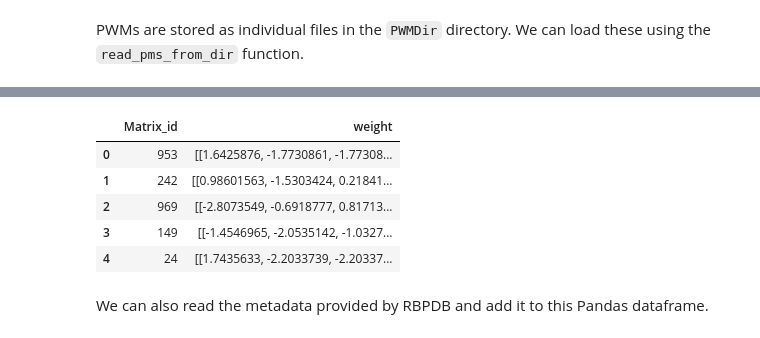
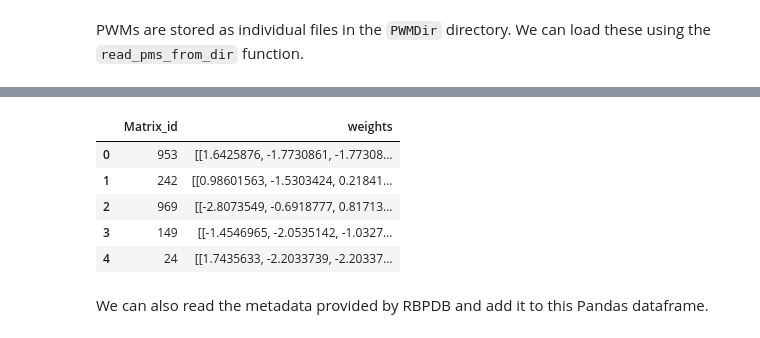
Before and after one commit to gruber-sciencelab/SMEAGOL, a Jupyter notebook: vignette_1.ipynb, the cells around one changed output, grey strips where cells are left out. Saved outputs shown, nothing was run; the diff lists cells and outputs as text; code cells hidden in the pictures.

```diff
--- a/vignette_1.ipynb
+++ b/vignette_1.ipynb
@@ -34,7 +75,7 @@ if not os.path.exists('rbpdb'):
 PWMs are stored as individual files in the `PWMDir` directory. We can load these using the `read_pms_from_dir` function.
 # %%
 %time
-pwms = smeagol.io.read_pms_from_dir('rbpdb/PWMDir', value_col='weight', transpose=True)
+pwms = smeagol.io.read_pms_from_dir('rbpdb/PWMDir', matrix_type='PWM', transpose=True)
 pwms.head()
 # %% [output]
 CPU times: user 2 µs, sys: 1e+03 ns, total: 3 µs
@@ -42,4 +83,4 @@ Wall time: 5.25 µs
-|  | Matrix_id | weight |
+|  | Matrix_id | weights |
 | 0 | 953 | [[1.6425876, -1.7730861, -1.77308... |
 | 1 | 242 | [[0.98601563, -1.5303424, 0.21841... |
 | 2 | 969 | [[-2.8073549, -0.6918777, 0.81713... |
```
Also changed, not shown: parts of 13 cells of this notebook, 19 other files.
